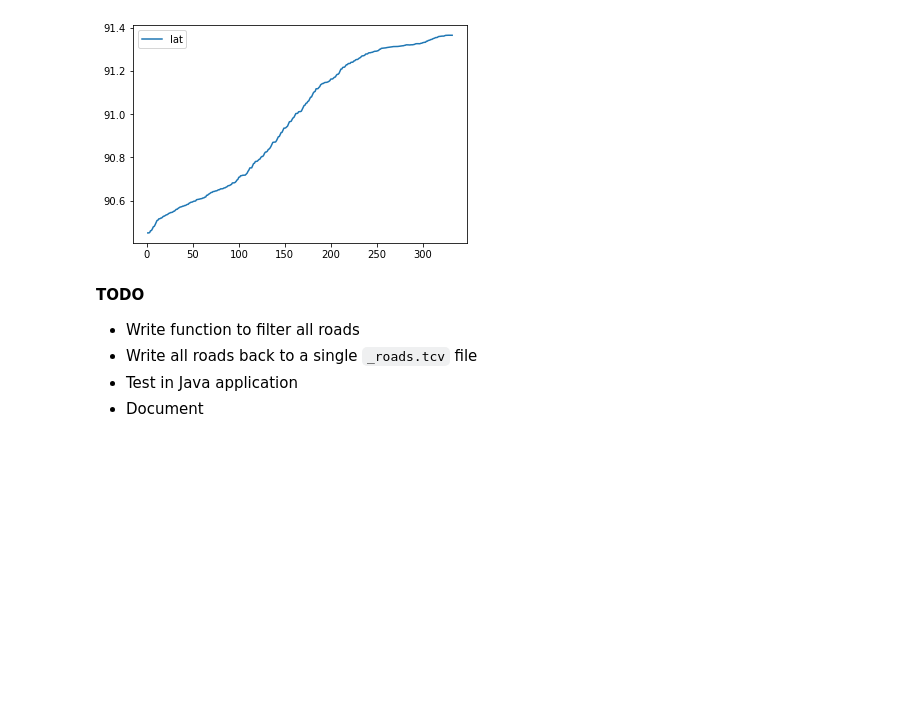
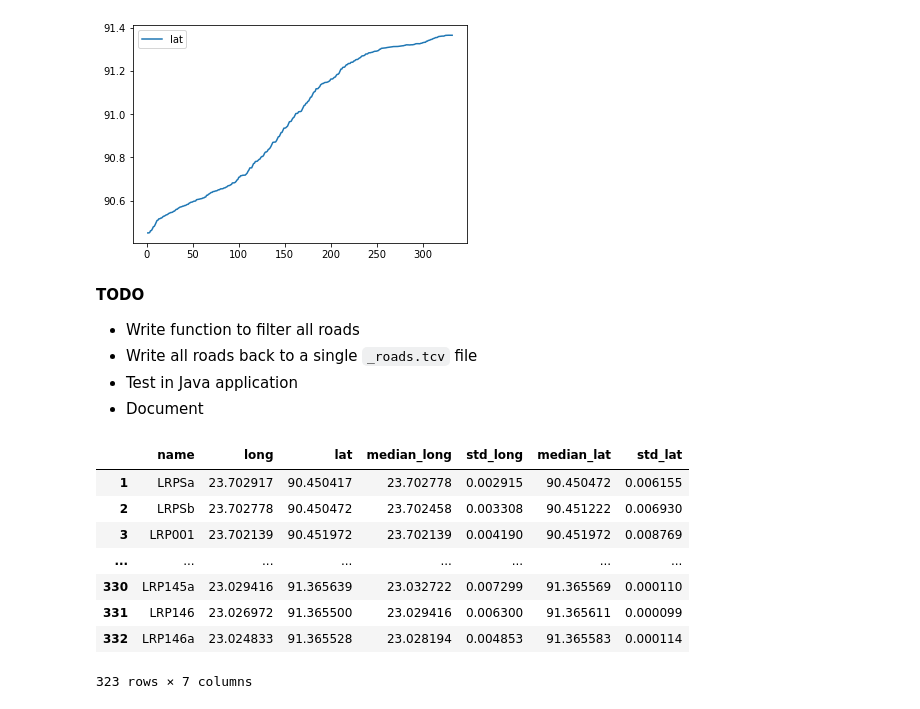
Before and after one commit to EwoutH/EPA1352-Adv-Simulation, a Jupyter notebook: EPA1352-G06-A1/notebook/Roads_EDA.ipynb, the cells around one changed output. Drawn from its saved outputs; the diff is of its cells as text; code cells hidden in the pictures; blank space fills up the shorter version.

Commit message:
Added functions to the road file to clean all the raods and create a dictionary with all dataframes. TO DO: write back to tcv file

```diff
--- a/EPA1352-G06-A1/notebook/Roads_EDA.ipynb
+++ b/EPA1352-G06-A1/notebook/Roads_EDA.ipynb
@@ -67,6 +68,6 @@ dataframe_per_road(road[sel_road])
 road_df_dict = {}
 
 # For each road, add a dataframe with the road segments to the dictionary
-for road in roads['road'].tolist()[:20]:
+for road in roads['road']:
     single_row_df = roads.loc[roads['road'] == road]
     road_df_dict[road] = dataframe_per_road(single_row_df)
@@ -73,3 +79,8 @@ for road in roads['road'].tolist()[:20]:
+# %%
+# To open the pickle file to open the saved dictionary run this file.
+
+with open('road_df_dict_pickle.pickle', 'rb') as handle:
+    road_df_dict = pickle.load(handle)
 # %%
 road_df_dict['N1']
 # %% [output]
@@ -145,3 +156,37 @@ Values outlier values removed: 10
  - Write all roads back to a single `_roads.tcv` file
  - Test in Java application
  - Document
+# %%
+def filter_all(df_dict, window, max_std):
+    ''' This function takes as input a dictionary containing dataframes, a window for the rolling median
+        and a max std. deviation to select the road pieces.'''
+    result = {}
+    for r in roads['road']:
+        road_df = df_dict[r]
+        for a in ['long', 'lat']:
+            # Add median and std values to datafr
+            road_df[f'median_{a}']= road_df[a].rolling(window, center=True, min_periods=3).median()
+            road_df[f'std_{a}'] = road_df[a].rolling(window, center=True, min_periods=3).std()
+        road_df2 = road_df.copy()
+
+        # Keep only the values that are withing the specified standard deviations of the rolling median
+        for a in ['long', 'lat']:
+            road_df2 = road_df2[
+                (road_df2[a] < road_df2[f'median_{a}']+max_std*road_df2[f'std_{a}']) &
+                (road_df2[a] > road_df2[f'median_{a}']-max_std*road_df2[f'std_{a}'])
+            ]
+        result[r] = road_df2
+    return result
+# %%
+check = filter_all(road_df_dict, 7, 1.5)
+check['N1']
+# %% [output]
+|  | name | long | lat | median_long | std_long | median_lat | std_lat |
+| 1 | LRPSa | 23.702917 | 90.450417 | 23.702778 | 0.002915 | 90.450472 | 0.006155 |
+| 2 | LRPSb | 23.702778 | 90.450472 | 23.702458 | 0.003308 | 90.451222 | 0.006930 |
+| 3 | LRP001 | 23.702139 | 90.451972 | 23.702139 | 0.004190 | 90.451972 | 0.008769 |
+| ... | ... | ... | ... | ... | ... | ... | ... |
+| 330 | LRP145a | 23.029416 | 91.365639 | 23.032722 | 0.007299 | 91.365569 | 0.000110 |
+| 331 | LRP146 | 23.026972 | 91.365500 | 23.029416 | 0.006300 | 91.365611 | 0.000099 |
+| 332 | LRP146a | 23.024833 | 91.365528 | 23.028194 | 0.004853 | 91.365583 | 0.000114 |
+323 rows × 7 columns
```
Also changed, not shown: parts of 4 cells of this notebook, 3 other files.
